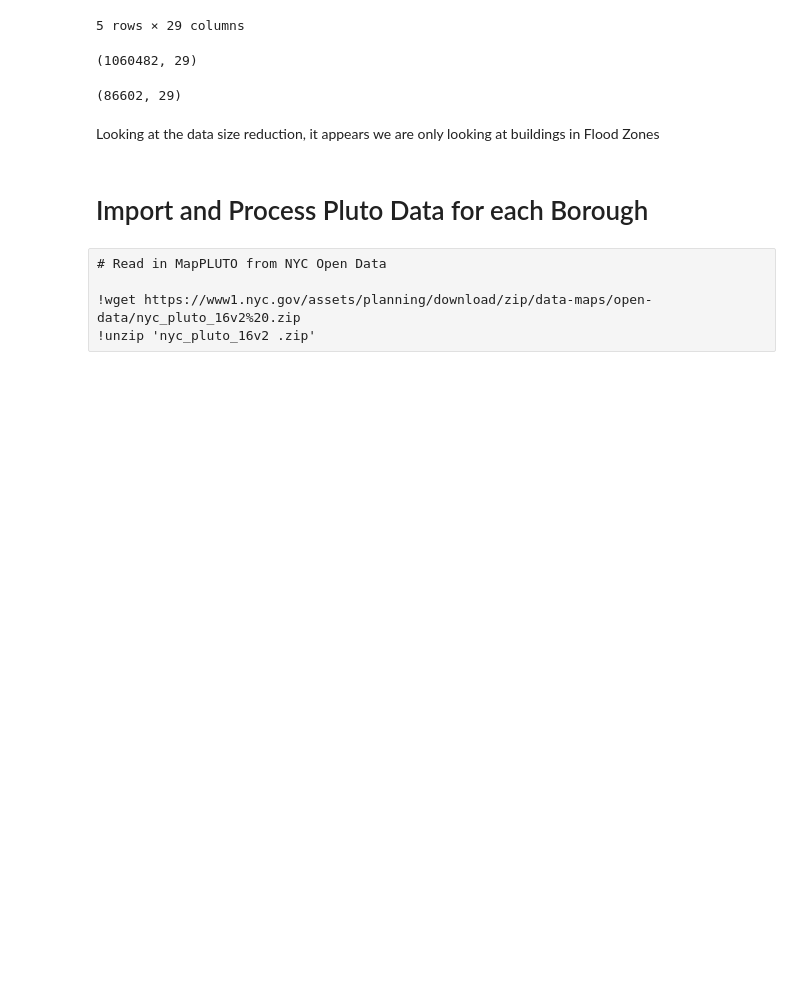
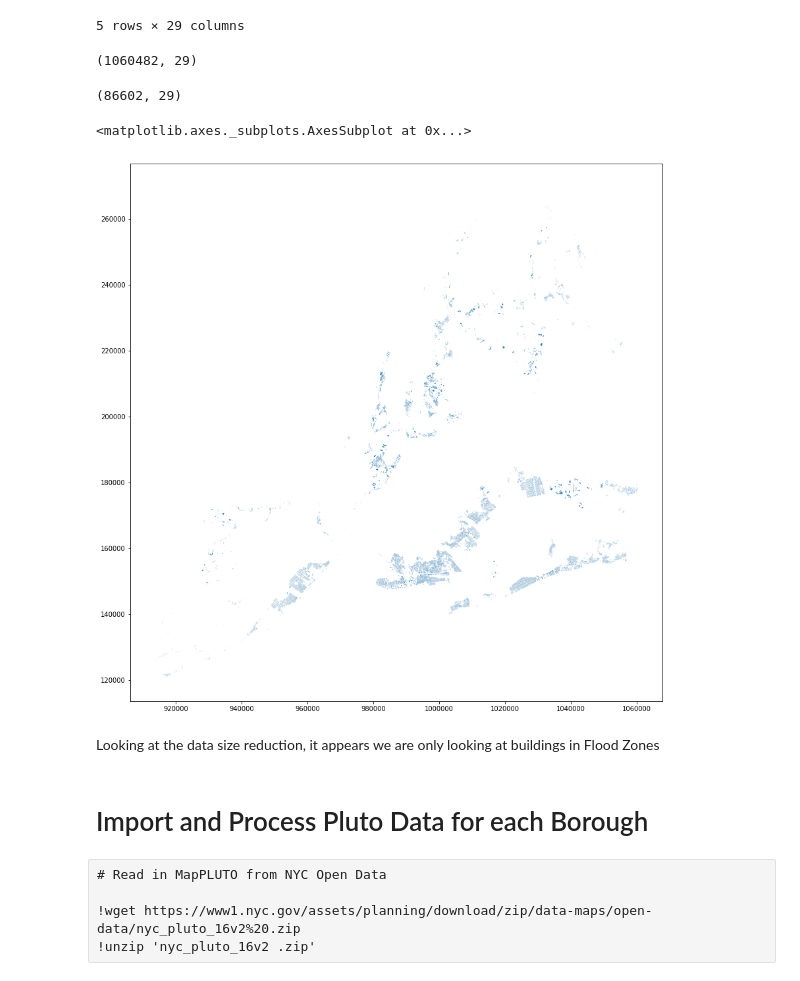
Before and after one commit to davidhhk1994/Civic_Final_Project, a Jupyter notebook: Basemapping Exercise.ipynb, the cells around one changed output. Drawn from its saved outputs; the diff is of its cells as text; code cells hidden in the pictures; blank space fills up the shorter version.

```diff
--- a/Basemapping Exercise.ipynb
+++ b/Basemapping Exercise.ipynb
@@ -227,6 +233,13 @@ FloodFootprints = FloodFootprints[FloodFootprints.FLD_ZONE <> 'X']
 FloodFootprints.shape
 # %% [output]
 (86602, 29)
+# %%
+# Check data plots as building footprints
+# Plot geometry
+FloodFootprints.geometry.plot(figsize=(20,15))
+# %% [output]
+<matplotlib.axes._subplots.AxesSubplot at 0x...>
+[figure, added]
 # %% [markdown]
 Looking at the data size reduction, it appears we are only looking at buildings in Flood Zones
 # %% [markdown]
```
Also changed, not shown: parts of 28 cells of this notebook.
